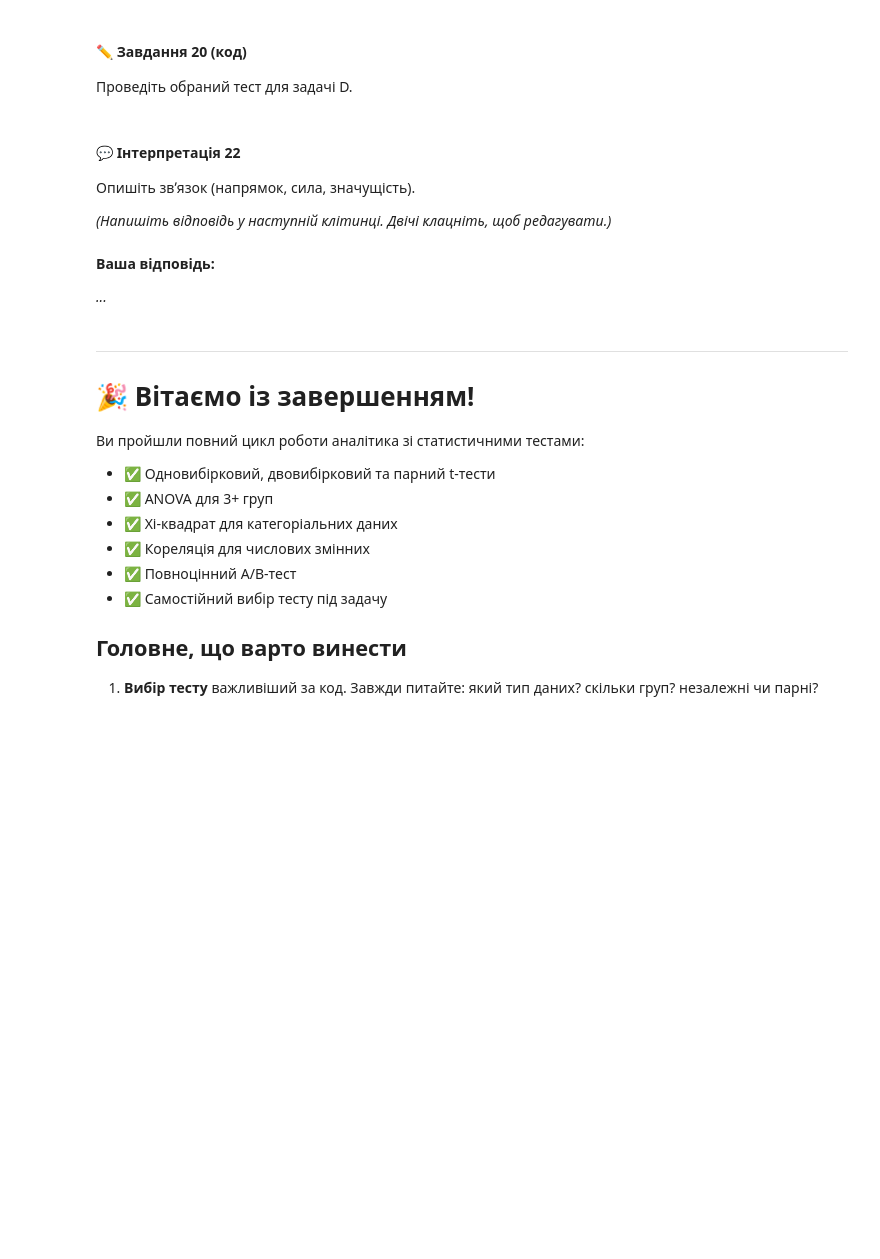
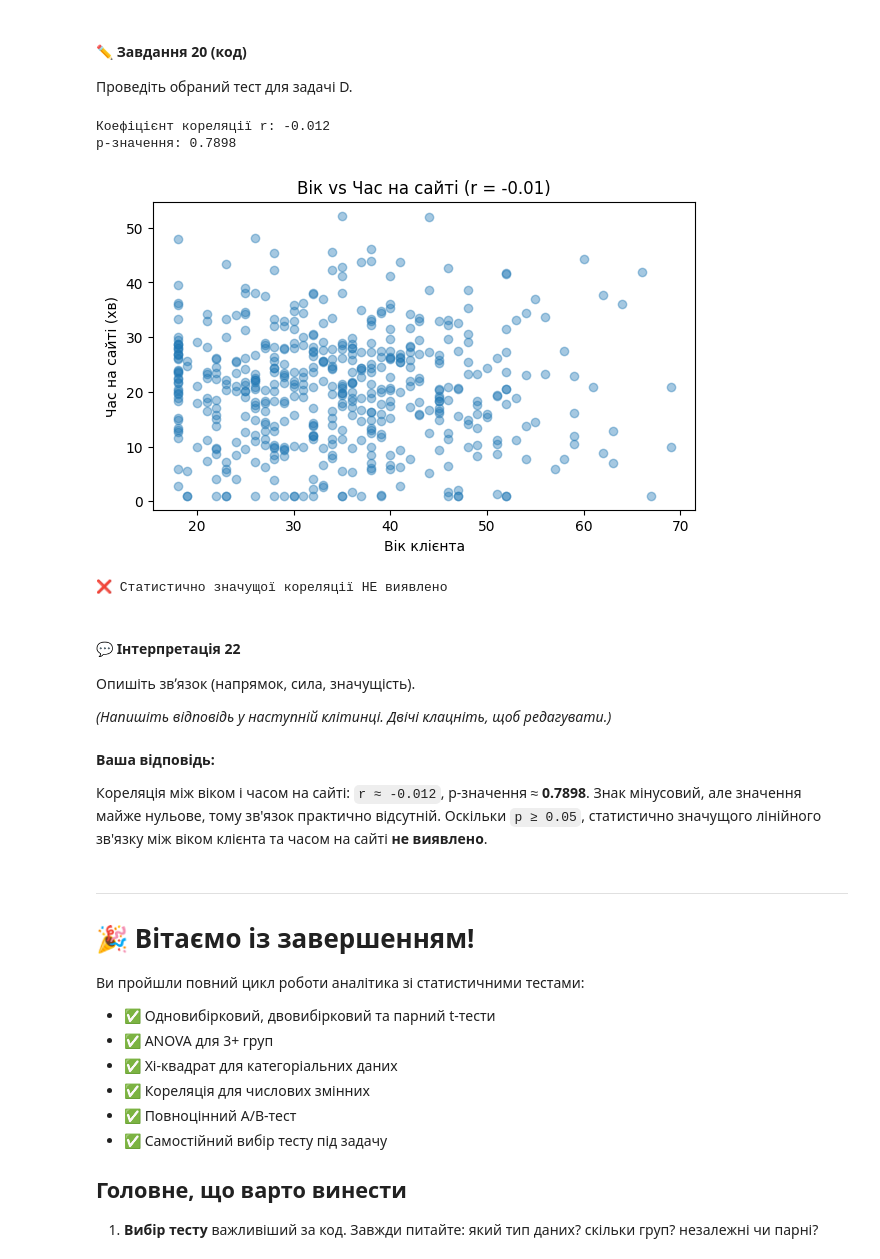
Before and after one commit to DymaStar/DTA_2026, a Jupyter notebook: HW/DS_HW160626"practice_stat_tests_ipynb".ipynb, the cells around one changed output. Cells and saved outputs as stored; diff of their text form; code cells hidden in the pictures; blank space fills up the shorter version.

```diff
--- a/HW/DS_HW160626"practice_stat_tests_ipynb".ipynb
+++ b/HW/DS_HW160626"practice_stat_tests_ipynb".ipynb
@@ -915,13 +1253,40 @@ p-значення: 4.05e-85
+# %%
+# Завдання 20:
+# ===========================================
+# Задача D: кореляція age та session_min
+# ===========================================
+
+r, p_value = stats.pearsonr(df["age"], df["session_min"])
+
+print(f"Коефіцієнт кореляції r: {r:.3f}")
+print(f"p-значення: {p_value:.4f}")
+
+plt.figure(figsize=(7, 4))
+plt.scatter(df["age"], df["session_min"], alpha=0.4)
+plt.xlabel("Вік клієнта")
+plt.ylabel("Час на сайті (хв)")
+plt.title(f"Вік vs Час на сайті (r = {r:.2f})")
+plt.show()
+
+if p_value < 0.05:
+    print("✅ Кореляція статистично значуща")
+else:
+    print("❌ Статистично значущої кореляції НЕ виявлено")
+# %% [output]
+Коефіцієнт кореляції r: -0.012
+p-значення: 0.7898
+[figure, added]
+❌ Статистично значущої кореляції НЕ виявлено
 # %% [markdown]
 #### 💬 Інтерпретація 22
 
 Опишіть звʼязок (напрямок, сила, значущість).
 
 *(Напишіть відповідь у наступній клітинці. Двічі клацніть, щоб редагувати.)*
-# %% [markdown]
-**Ваша відповідь:**
-
-*...*
+# %% [markdown]
+**Ваша відповідь:**
+
+Кореляція між віком і часом на сайті: `r ≈ -0.012`, p-значення ≈ **0.7898**. Знак мінусовий, але значення майже нульове, тому зв'язок практично відсутній. Оскільки `p ≥ 0.05`, статистично значущого лінійного зв'язку між віком клієнта та часом на сайті **не виявлено**.
 # %% [markdown]
 ---
 # 🎉 Вітаємо із завершенням!
```
Also changed, not shown: parts of 65 cells of this notebook.
